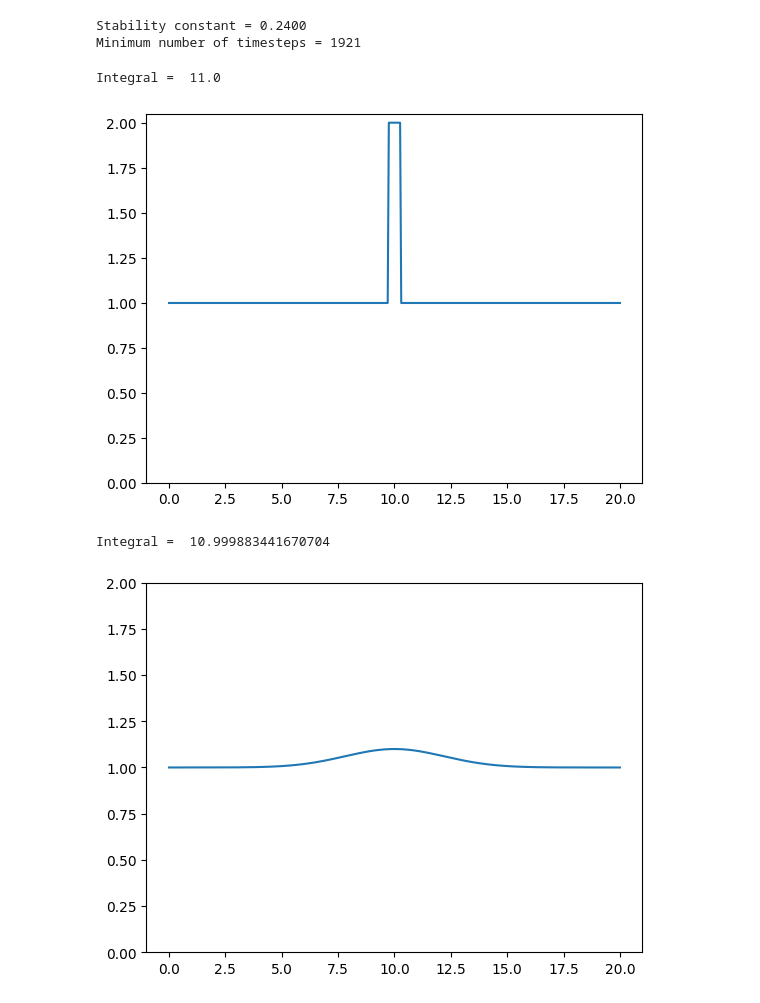
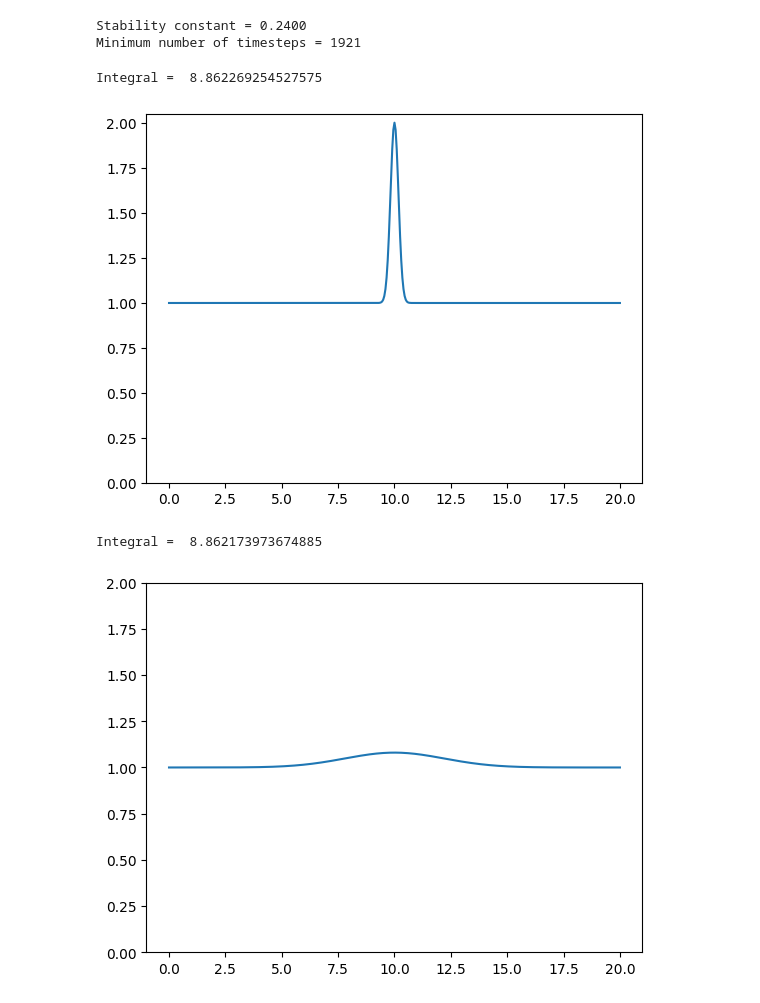
Before and after one commit to wutmeownow/phys441, a Jupyter notebook: JupyterNotebooks/Week14/Diffusion_1D.ipynb, the cells around one changed output. Saved outputs shown, nothing was run; the diff lists cells and outputs as text; code cells hidden in the pictures.

```diff
--- a/JupyterNotebooks/Week14/Diffusion_1D.ipynb
+++ b/JupyterNotebooks/Week14/Diffusion_1D.ipynb
@@ -80,27 +80,39 @@ print ("Minimum number of timesteps = %0.0f" % nt_min)
 x = np.linspace(0,xrange,nx)
 
 # We might look at different approaches for modeling the "hot spot" at the center of the bar.
-pulseShapeChoice = 1
+pulseShapeChoice = 2
 # %% [output]
 Stability constant = 0.2400
 Minimum number of timesteps = 1921
 # %%
-# Set the wavefunction equal to all ones, initially
-u = np.ones(nx)      #numpy function ones()
+def get_uinit():
 
-if (pulseShapeChoice == 1):
-  # Test Case 1: Square Pulse
-  u[int(9.75 / dx):int(10.25 / dx + 1)] = 2  #setting u = 2 between 9.75 and 10.25
-else:
-  # Test Case 2:  Gaussian Pulse
-  mu = 10.0
-  sigma = 0.25
-  for i in range(len(u)):
-    u[i]=u[i]+np.exp(-1.0*(x[i]-mu)**2/sigma**2)
+  # Set the wavefunction equal to all ones, initially
+  u = np.ones(nx)      #numpy function ones()
+
+  if (pulseShapeChoice == 1):
+    # Test Case 1: Square Pulse
+    u[int(9.75 / dx):int(10.25 / dx + 1)] = 2  #setting u = 2 between 9.75 and 10.25
+  elif pulseShapeChoice == 2:
+    # Test Case 2:  Gaussian Pulse
+    mu = 10.0
+    sigma = 0.25
+    for i in range(len(u)):
+      u[i]=u[i]+np.exp(-1.0*(x[i]-mu)**2/sigma**2)
+  else:
+    # Test Case 3: Sinusoidal Distribution
+    wavelength = 1.2*xrange
+    amplitude = 0.5
+    for i in range(len(u)):
+      u[i] = u[i]+amplitude*np.sin(2.0*np.pi*x[i]/wavelength)
+
+  return u
 # %%
+u = get_uinit()
+
 plt.plot(x, u)
 plt.ylim(0)
 print ("Integral = ",u.sum()-len(x))
 # %% [output]
-Integral =  11.0
+Integral =  8.862269254527575
-[figure, old version]
+[figure, new version]
@@ -117,8 +138,8 @@ plt.ylim(0,2)
 
 print ("Integral = ",u.sum()-len(x))
 # %% [output]
-Integral =  10.999883441670704
+Integral =  8.862173973674885
-[figure, old version]
+[figure, new version]
 # %%
 xrange = 20.0
 trange = 24.0
```
Also changed, not shown: parts of 4 cells of this notebook.
